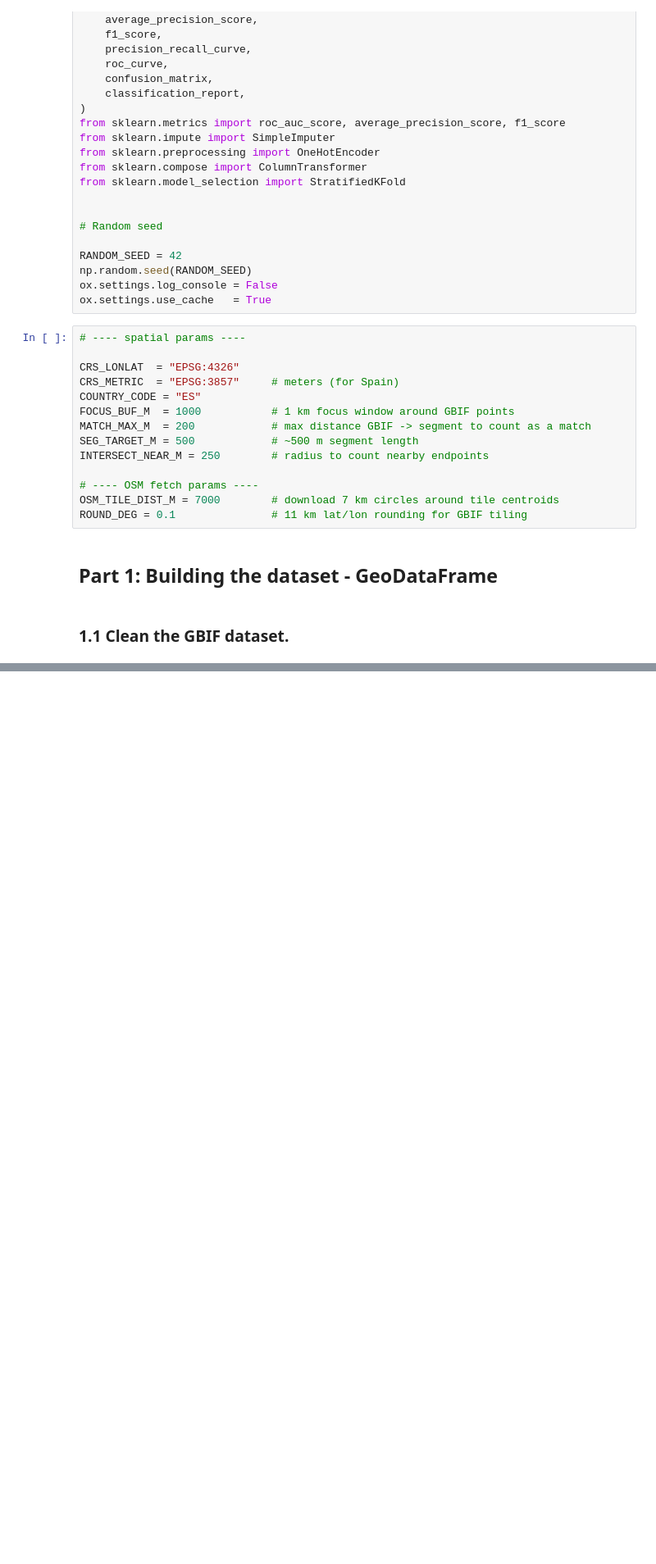
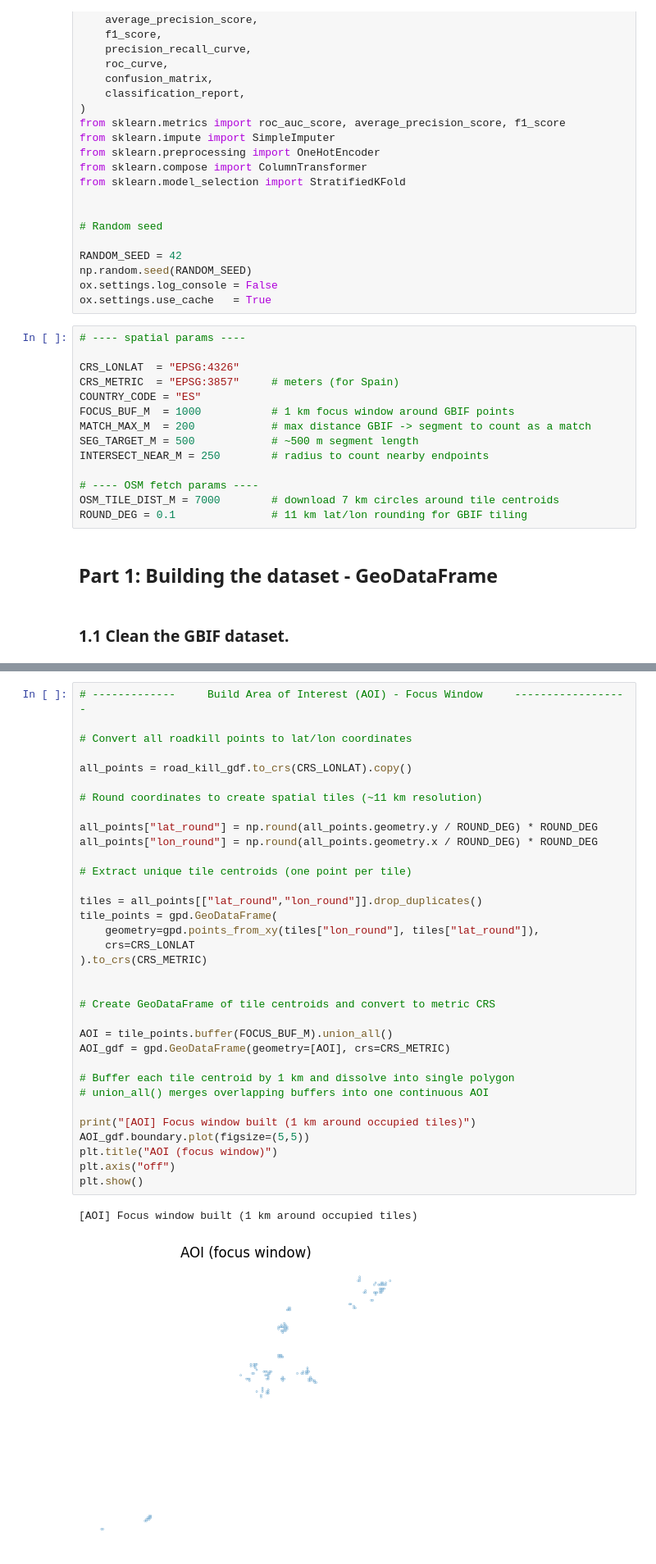
Before and after one commit to smaswin21/predicting-wildlife-collisions, a Jupyter notebook: Individual-Code.ipynb, the cells around one changed output, grey strips where cells are left out. Shown at 82% size. Drawn from its saved outputs; the diff is of its cells as text; blank space fills up the shorter version.

```diff
--- a/Individual-Code.ipynb
+++ b/Individual-Code.ipynb
@@ -183,0 +193,37 @@ plt.show()
+# %%
+# -------------     Build Area of Interest (AOI) - Focus Window     ------------------
+
+# Convert all roadkill points to lat/lon coordinates
+
+all_points = road_kill_gdf.to_crs(CRS_LONLAT).copy()
+
+# Round coordinates to create spatial tiles (~11 km resolution)
+
+all_points["lat_round"] = np.round(all_points.geometry.y / ROUND_DEG) * ROUND_DEG
+all_points["lon_round"] = np.round(all_points.geometry.x / ROUND_DEG) * ROUND_DEG
+
+# Extract unique tile centroids (one point per tile)
+
+tiles = all_points[["lat_round","lon_round"]].drop_duplicates()
+tile_points = gpd.GeoDataFrame(
+    geometry=gpd.points_from_xy(tiles["lon_round"], tiles["lat_round"]),
+    crs=CRS_LONLAT
+).to_crs(CRS_METRIC)
+
+
+# Create GeoDataFrame of tile centroids and convert to metric CRS
+
+AOI = tile_points.buffer(FOCUS_BUF_M).union_all()
+AOI_gdf = gpd.GeoDataFrame(geometry=[AOI], crs=CRS_METRIC)
+
+# Buffer each tile centroid by 1 km and dissolve into single polygon
+# union_all() merges overlapping buffers into one continuous AOI
+
+print("[AOI] Focus window built (1 km around occupied tiles)")
+AOI_gdf.boundary.plot(figsize=(5,5))
+plt.title("AOI (focus window)")
+plt.axis("off")
+plt.show()
+# %% [output]
+[AOI] Focus window built (1 km around occupied tiles)
+[figure, added]
```
Also changed, not shown: parts of 12 cells of this notebook.
